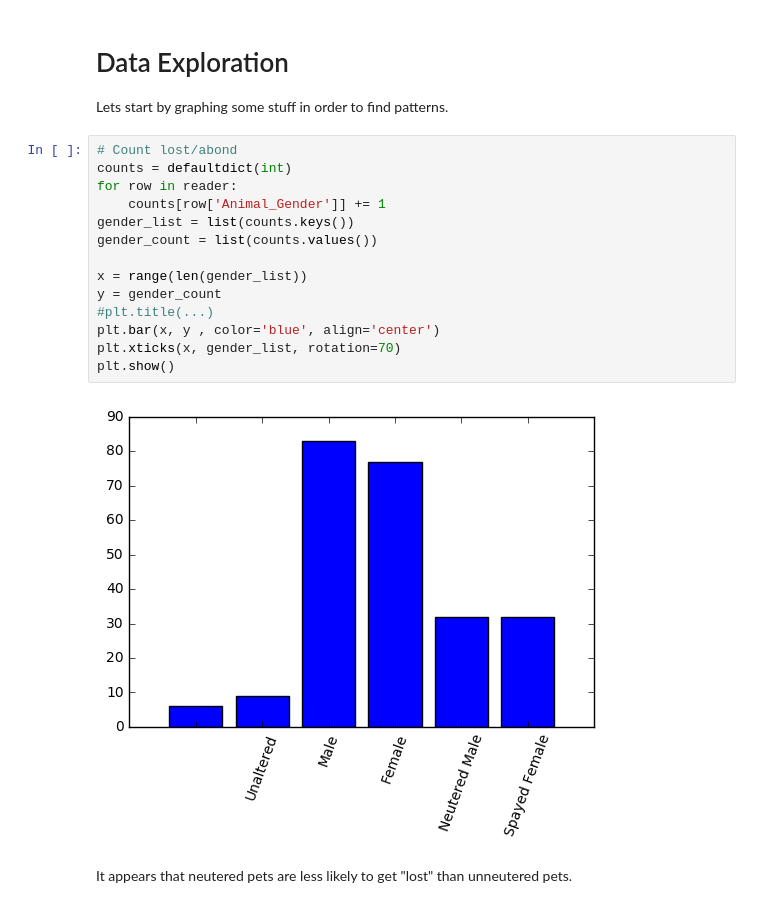
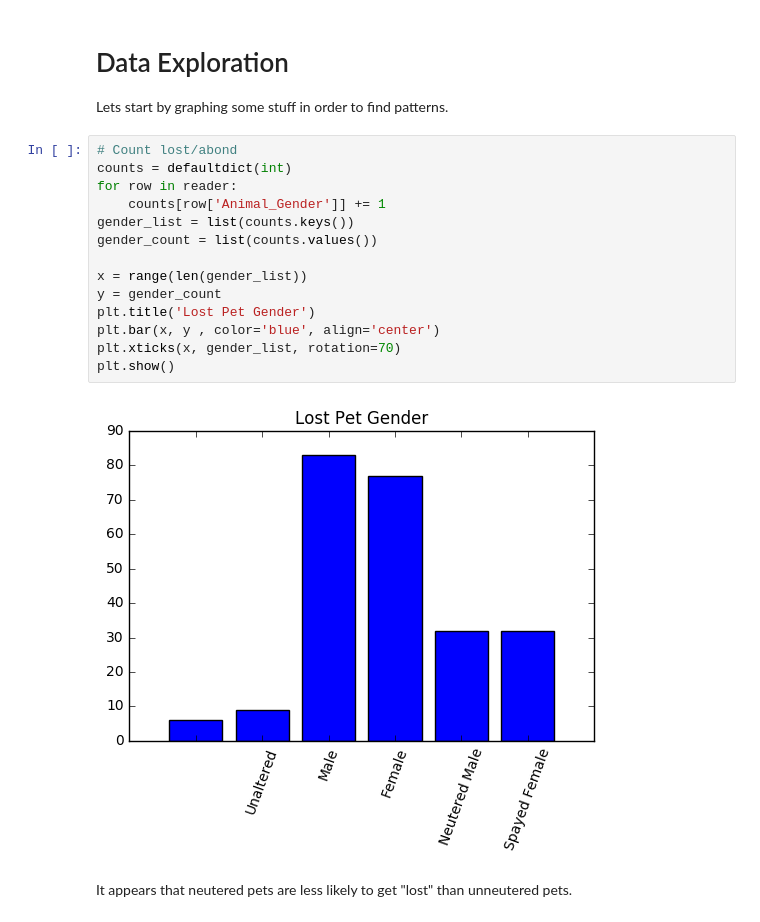
Before and after one commit to sirrah23/Lost_Pets_Data, a Jupyter notebook: Lost_Pets_Dataset.ipynb, the cells around one changed output. Cells and saved outputs as stored; diff of their text form.

Commit message:
Added titles

```diff
--- a/Lost_Pets_Dataset.ipynb
+++ b/Lost_Pets_Dataset.ipynb
@@ -27,19 +27,19 @@ Lets start by graphing some stuff in order to find patterns.
 # %%
 # Count lost/abond
 counts = defaultdict(int)
 for row in reader:
     counts[row['Animal_Gender']] += 1
 gender_list = list(counts.keys())
 gender_count = list(counts.values())
 
 x = range(len(gender_list))
 y = gender_count
-#plt.title(...)
+plt.title('Lost Pet Gender')
 plt.bar(x, y , color='blue', align='center')
 plt.xticks(x, gender_list, rotation=70)
 plt.show()
 # %% [output]
-[figure, old version]
+[figure, new version]
 # %% [markdown]
 It appears that neutered pets are less likely to get "lost" than unneutered pets.
 # %%
```
Also changed, not shown: parts of 4 cells of this notebook.
